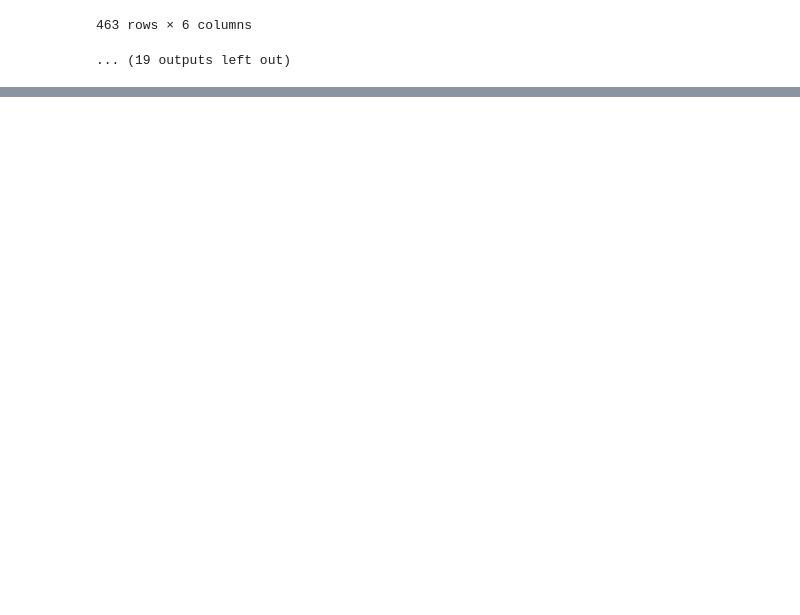
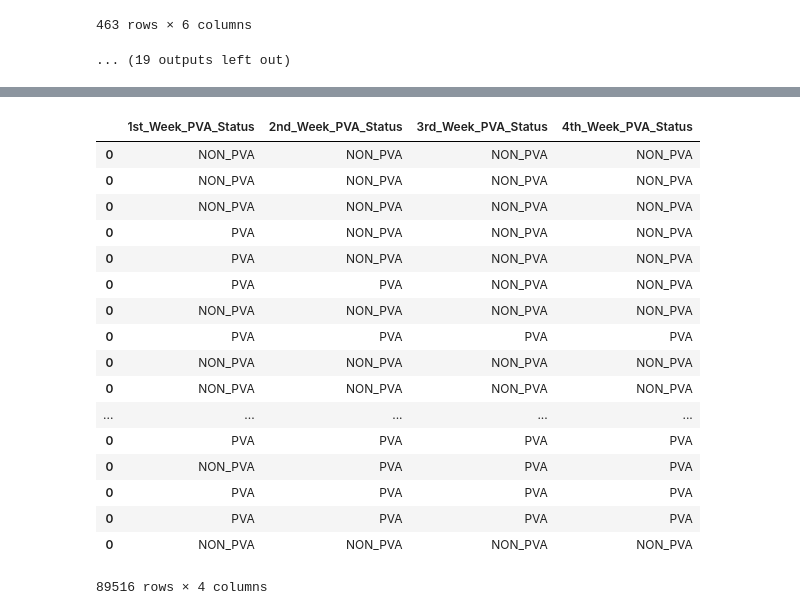
Before and after one commit to SupChanda/AIS-Pharmacy-Dataset, a Jupyter notebook: Which drug families appear to be purchased outside the PVA most often.ipynb, the cells around one changed output, grey strips where cells are left out. Drawn from its saved outputs; the diff is of its cells as text; code cells hidden in the pictures; blank space fills up the shorter version.

```diff
--- a/Which drug families appear to be purchased outside the PVA most often.ipynb
+++ b/Which drug families appear to be purchased outside the PVA most often.ipynb
@@ -415,0 +437,47 @@ for key,value in df.groupby('NDC_DESC'):
+# %%
+dfNew=df.loc[:,['NDC', 'NDC_DESC','DSPN_QTY_NDC_1WK', 'PURCH_QTY_NDC_1WK_MTRC',
+                'DSPN_QTY_NDC_4WKS','PURCH_QTY_NDC_4WKS_MTRC',
+                'DSPN_QTY_NDC_13WKS', 'PURCH_QTY_NDC_13WKS_MTRC',
+                'DSPN_QTY_NDC_26WKS','PURCH_QTY_NDC_26WKS_MTRC']]
+col=len(dfNew.columns.values)
+k=1
+from IPython.display import display
+for i in range(2,col,2):
+    dfNew[str(k)+'_WK_DIFF'] = abs(dfNew[dfNew.columns.values[i]]-dfNew[dfNew.columns.values[i+1]])
+    k+=1
+#display(dfNew)
+dfDiff = dfNew.take([0,1,10,11,12,13],axis=1)
+dfDiff.head()
+j=dfDiff.iloc[:,2:]
+#print(len(j.columns.values))
+dt=pd.DataFrame()
+for i in range(0,len(j.columns.values)):
+    DTSeries=pd.Series()
+    for each in j.iloc[:,i].values:
+        if each <50:
+            DTSeries=DTSeries.append(pd.Series('PVA'))
+        else:
+            DTSeries=DTSeries.append(pd.Series('NON_PVA'))
+    temp = pd.DataFrame(DTSeries)
+    dt = pd.concat([dt,temp],axis=1)
+dt.columns=['1st_Week_PVA_Status','2nd_Week_PVA_Status','3rd_Week_PVA_Status','4th_Week_PVA_Status']
+display(dt)
+# %% [output]
+|  | 1st_Week_PVA_Status | 2nd_Week_PVA_Status | 3rd_Week_PVA_Status | 4th_Week_PVA_Status |
+| 0 | NON_PVA | NON_PVA | NON_PVA | NON_PVA |
+| 0 | NON_PVA | NON_PVA | NON_PVA | NON_PVA |
+| 0 | NON_PVA | NON_PVA | NON_PVA | NON_PVA |
+| 0 | PVA | NON_PVA | NON_PVA | NON_PVA |
+| 0 | PVA | NON_PVA | NON_PVA | NON_PVA |
+| 0 | PVA | PVA | NON_PVA | NON_PVA |
+| 0 | NON_PVA | NON_PVA | NON_PVA | NON_PVA |
+| 0 | PVA | PVA | PVA | PVA |
+| 0 | NON_PVA | NON_PVA | NON_PVA | NON_PVA |
+| 0 | NON_PVA | NON_PVA | NON_PVA | NON_PVA |
+| ... | ... | ... | ... | ... |
+| 0 | PVA | PVA | PVA | PVA |
+| 0 | NON_PVA | PVA | PVA | PVA |
+| 0 | PVA | PVA | PVA | PVA |
+| 0 | PVA | PVA | PVA | PVA |
+| 0 | NON_PVA | NON_PVA | NON_PVA | NON_PVA |
+89516 rows × 4 columns
```
Also changed, not shown: parts of 7 cells of this notebook.
